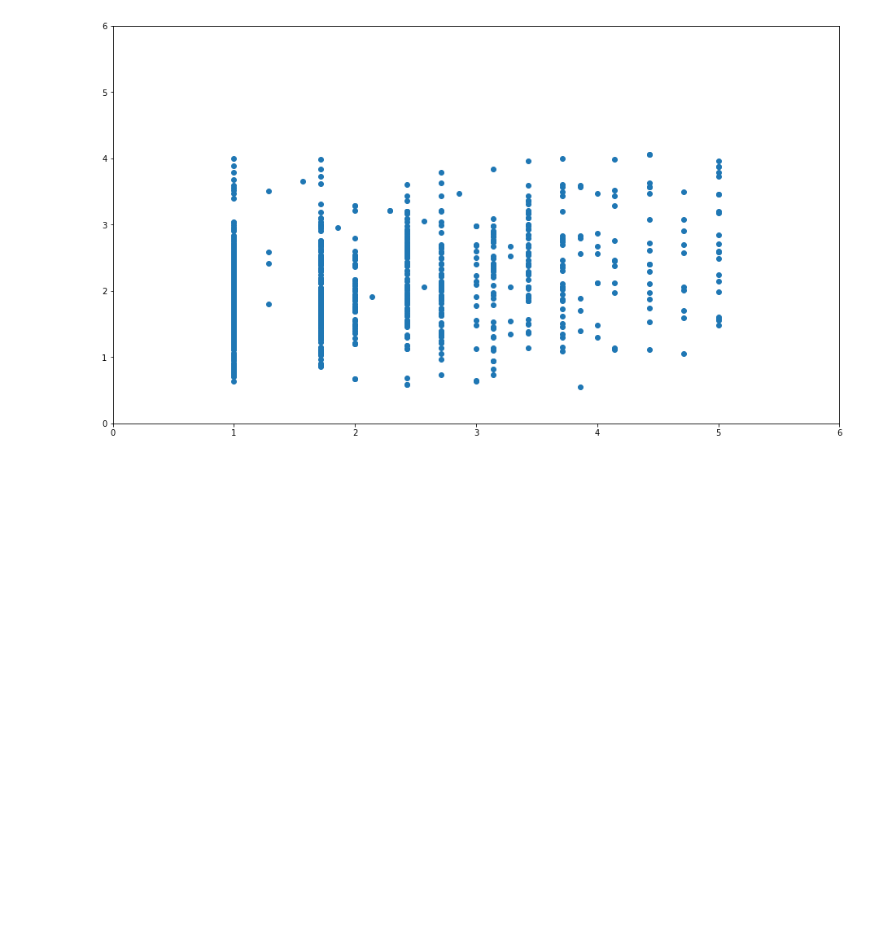
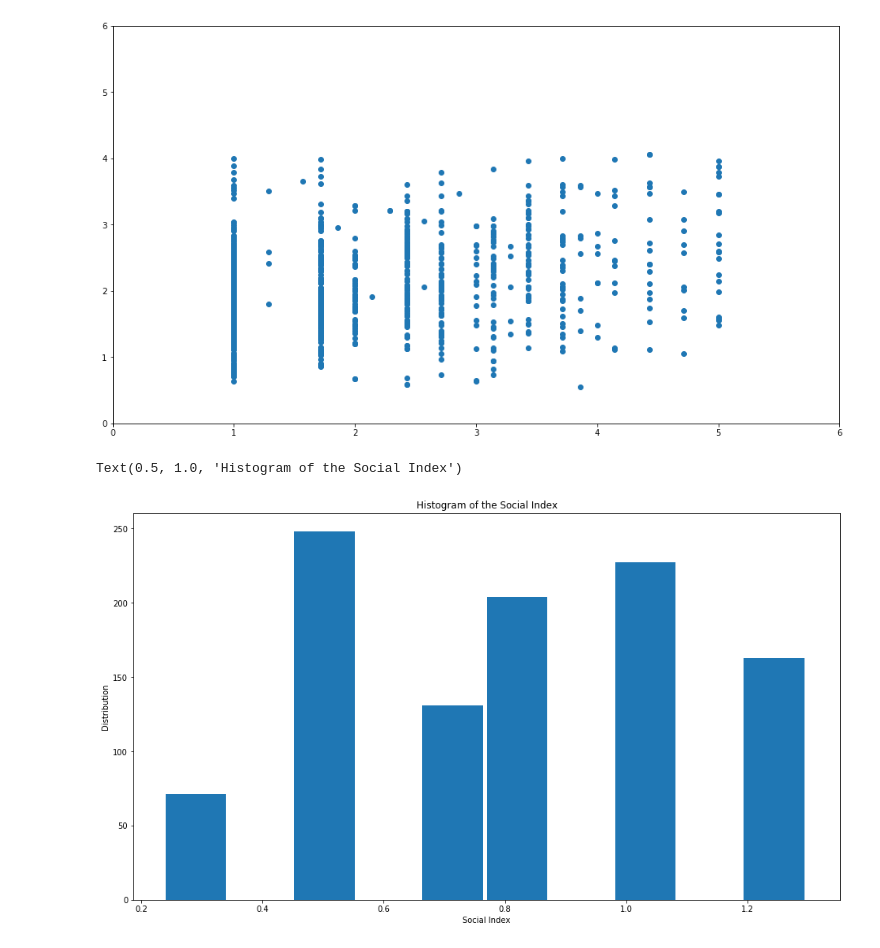
Before and after one commit to chengyi9/370-final, a Jupyter notebook: Rough Work.ipynb, the cells around one changed output. Drawn from its saved outputs; the diff is of its cells as text; code cells hidden in the pictures; blank space fills up the shorter version.

```diff
--- a/Rough Work.ipynb
+++ b/Rough Work.ipynb
@@ -164,3 +137,12 @@ plt.ylim(0, 6)
 # %% [output]
 (0, 6)
 [figure]
+# %%
+plt.figure(figsize=(16,9))
+plt.hist(df_nice["Social Index"], width = 0.1)
+plt.xlabel("Social Index")
+plt.ylabel("Distribution")
+plt.title("Histogram of the Social Index")
+# %% [output]
+Text(0.5, 1.0, 'Histogram of the Social Index')
+[figure, added]
```
Also changed, not shown: parts of 5 cells of this notebook.
